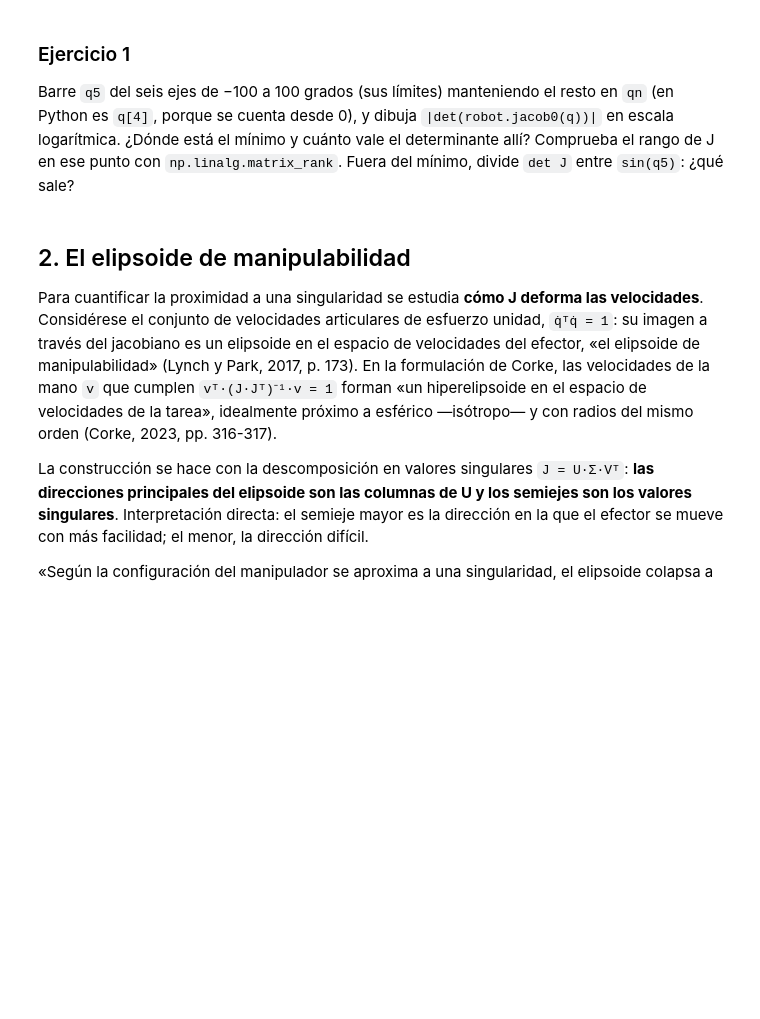
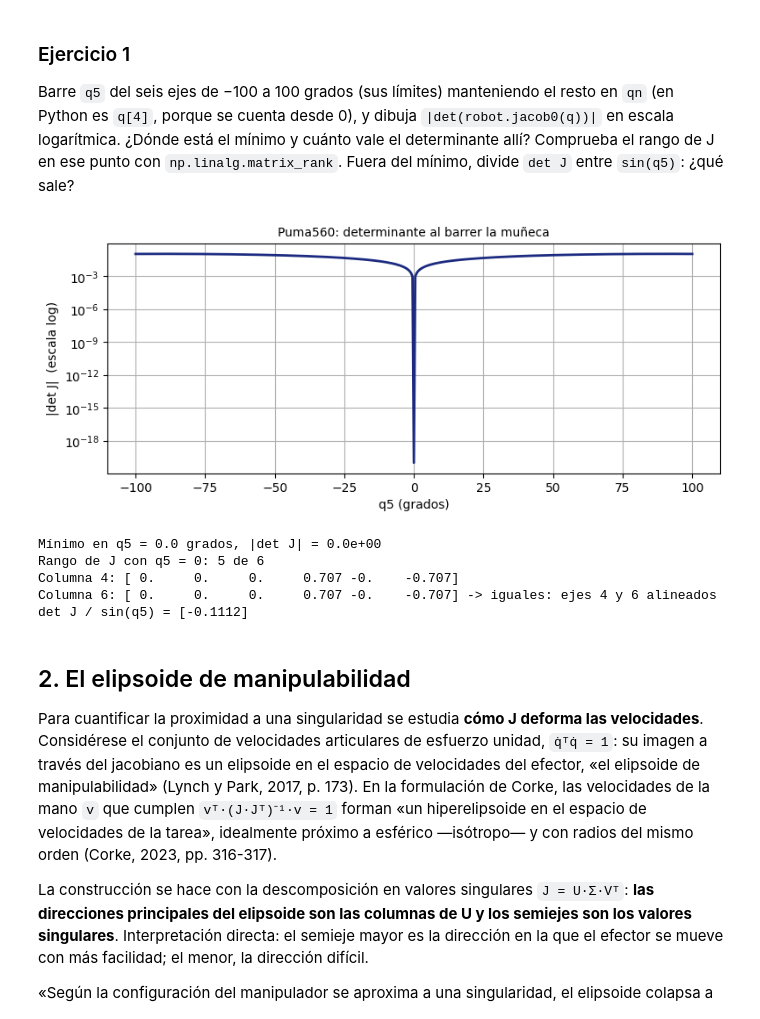
Before and after one commit to 1gui7/Mecatronica-Robotica, a Jupyter notebook: cuadernos/82514_S11b_Singularidades_Manipulabilidad.ipynb, the cells around one changed output. Drawn from its saved outputs; the diff is of its cells as text; code cells hidden in the pictures; blank space fills up the shorter version.

```diff
--- a/cuadernos/82514_S11b_Singularidades_Manipulabilidad.ipynb
+++ b/cuadernos/82514_S11b_Singularidades_Manipulabilidad.ipynb
@@ -136,3 +144,41 @@ q5s = np.deg2rad(np.linspace(-100, 100, 401))
+# %%
+# Ejercicio 1
+q5s = np.deg2rad(np.linspace(-100, 100, 401))
+
+# barrer q5 (q[4] en Python) con el resto en qn
+dets_q5 = []
+for q5 in q5s:
+    q = robot.qn.copy()
+    q[4] = q5
+    dets_q5.append(np.linalg.det(robot.jacob0(q)))
+dets_q5 = np.array(dets_q5)
+
+plt.semilogy(np.rad2deg(q5s), np.abs(dets_q5) + 1e-20, color=IQS_AZUL, lw=2)
+plt.xlabel('q5 (grados)'); plt.ylabel('|det J|  (escala log)')
+plt.title('Puma560: determinante al barrer la muñeca', fontsize=10)
+plt.show()
+
+# dónde está el mínimo
+i_min = np.abs(dets_q5).argmin()
+print(f'Mínimo en q5 = {np.rad2deg(q5s[i_min]):.1f} grados, |det J| = {abs(dets_q5[i_min]):.1e}')
+
+# rango de J en ese punto
+q = robot.qn.copy(); q[4] = 0.0
+J = robot.jacob0(q)
+print('Rango de J con q5 = 0:', np.linalg.matrix_rank(J, tol=1e-9), 'de 6')
+print('Columna 4:', J[:, 3].round(3))
+print('Columna 6:', J[:, 5].round(3), '-> iguales: ejes 4 y 6 alineados')
+
+# det J / sin(q5) fuera del mínimo
+fuera = np.abs(np.sin(q5s)) > 1e-3
+print('det J / sin(q5) =', np.unique(np.round(dets_q5[fuera] / np.sin(q5s[fuera]), 4)))
+# %% [output]
+[figure, added]
+Mínimo en q5 = 0.0 grados, |det J| = 0.0e+00
+Rango de J con q5 = 0: 5 de 6
+Columna 4: [ 0.     0.     0.     0.707 -0.    -0.707]
+Columna 6: [ 0.     0.     0.     0.707 -0.    -0.707] -> iguales: ejes 4 y 6 alineados
+det J / sin(q5) = [-0.1112]
 # %% [markdown]
 ## 2. El elipsoide de manipulabilidad
 
```
Also changed, not shown: parts of 10 cells of this notebook.
